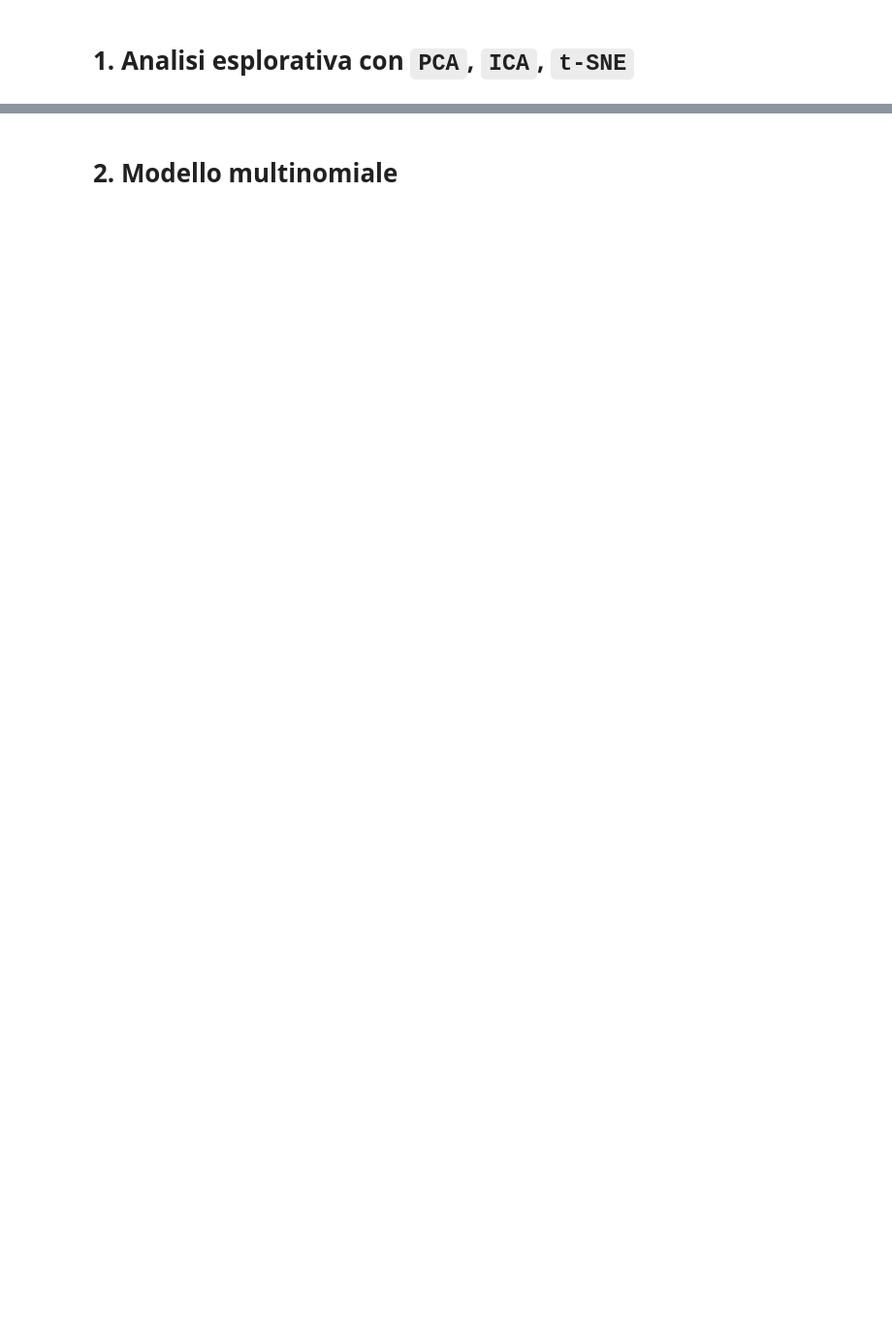
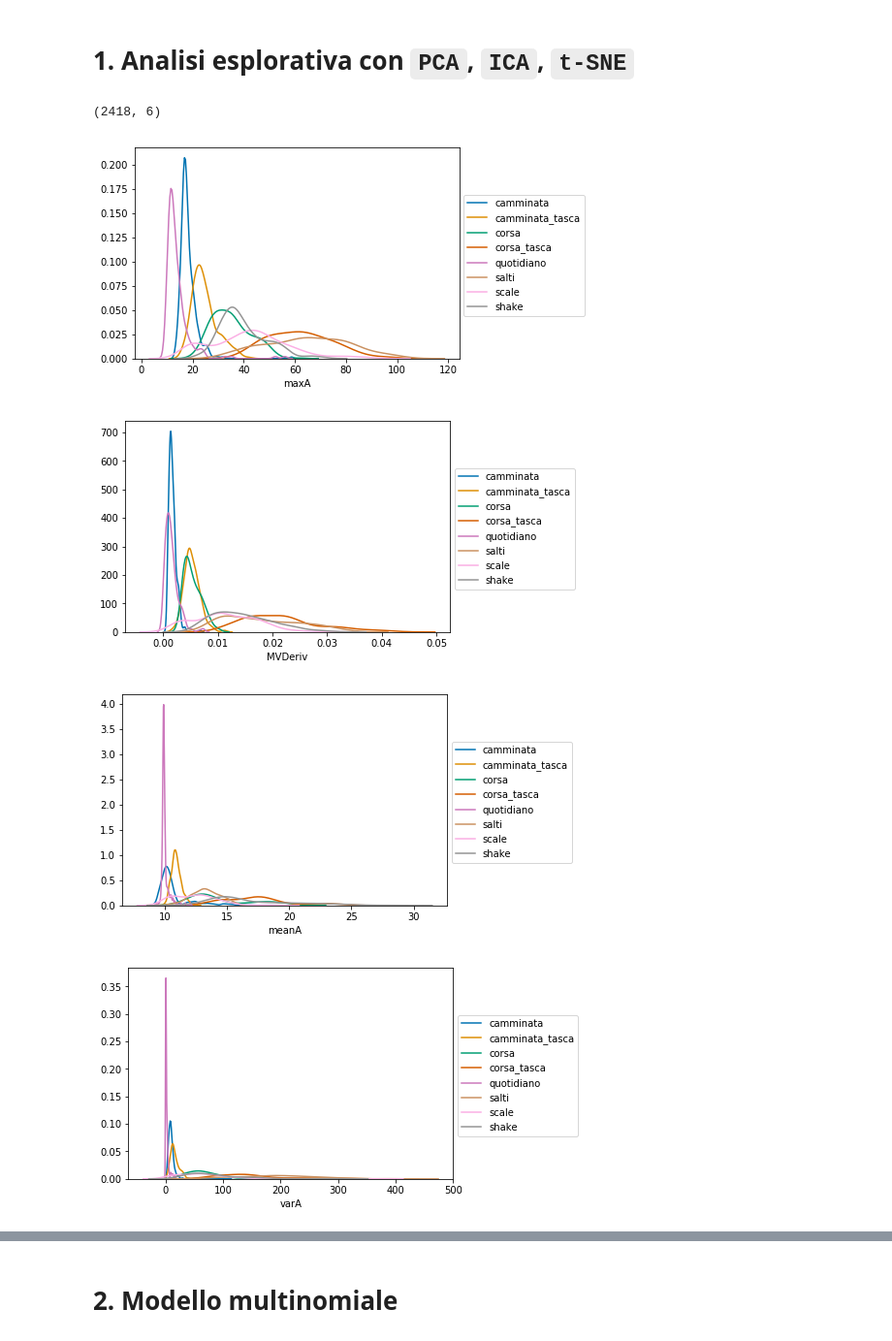
Before and after one commit to DedZago/msbd, a Jupyter notebook: Completo.ipynb, the cells around one changed output, grey strips where cells are left out. Shown at 97% size. Saved outputs shown, nothing was run; the diff lists cells and outputs as text; code cells hidden in the pictures; blank space fills up the shorter version.

```diff
--- a/Completo.ipynb
+++ b/Completo.ipynb
@@ -54,3 +59,15 @@ X_train = pd.read_pickle("X_train.pkl")
 y_train = pd.read_pickle("y_train.pkl")
 X_val = pd.read_pickle("X_val.pkl")
 y_val = pd.read_pickle("y_val.pkl")
+# %%
+X_train.shape
+# %% [output]
+(2418, 6)
+# %%
+for col in X_train.columns:
+    DistGroup(X_train[col], grp=y, leg_loc = (1.4, 0.8), palette="colorblind")
+# %% [output]
+[figure, added]
+[figure, added]
+[figure, added]
+[figure, added]
```
Also changed, not shown: parts of 7 cells of this notebook, 2 other files.
